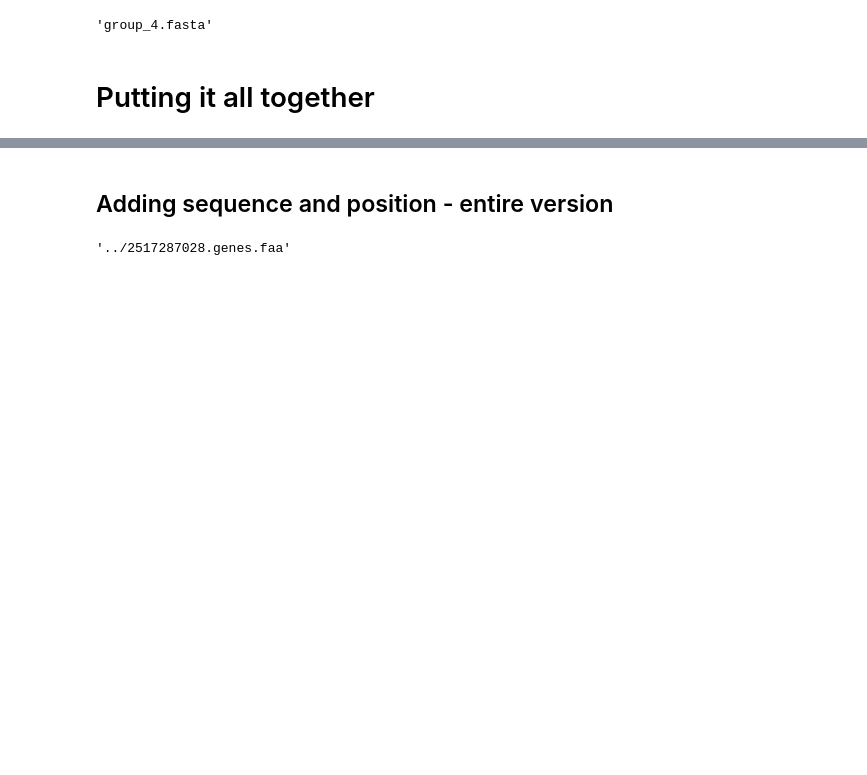
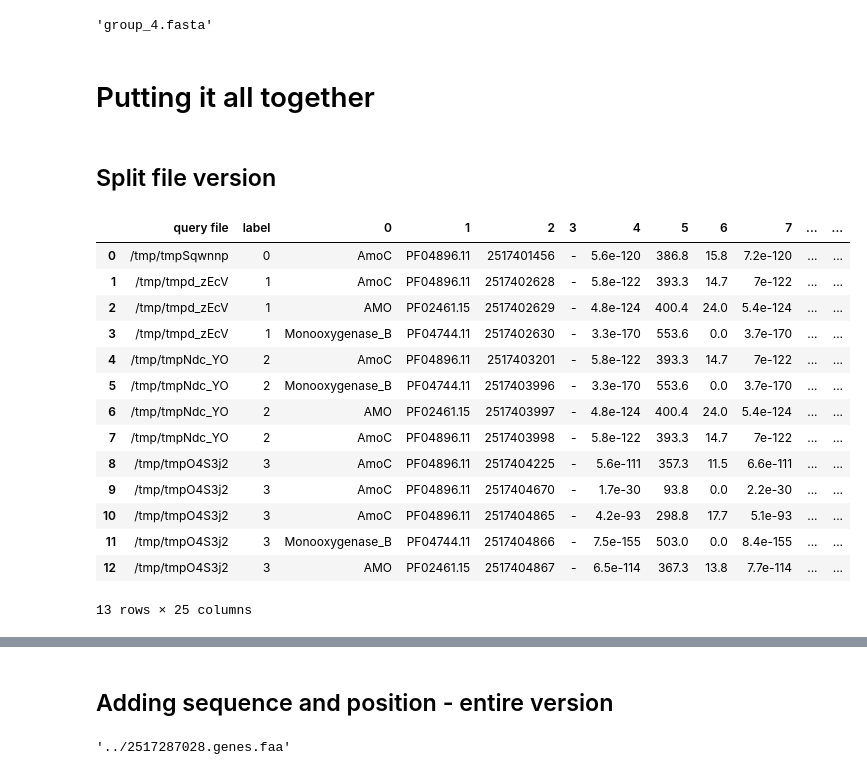
Before and after one commit to nyirock/operon_finder, a Jupyter notebook: gen_func_file_parsing/fasta_iterator.ipynb, the cells around one changed output, grey strips where cells are left out. Saved outputs shown, nothing was run; the diff lists cells and outputs as text; code cells hidden in the pictures; blank space fills up the shorter version.

Commit message:
working prototype for the parallel version

```diff
--- a/gen_func_file_parsing/fasta_iterator.ipynb
+++ b/gen_func_file_parsing/fasta_iterator.ipynb
@@ -886,3 +886,56 @@ files2['/tmp/tmp4h4Gou']
 'group_4.fasta'
 # %% [markdown]
 # Putting it all together
+# %% [markdown]
+## Split file version
+# %%
+def extractFeatures(ids):
+    features=[]
+    pos=0
+    for record in SeqIO.parse(filename,"fasta"):
+        pos+=1
+        if record.name in ids:
+            features.append({'qid':record.name, 'position':pos, 'descr':record.description, 'seq':str(record.seq)})
+    return pd.DataFrame(features)
+
+def is_operon(x):
+    return x['diff1'] or x['diff2']
+
+def rel_coordinates(x):
+    if ((x['diff1'] < max_distance) or (x['diff2']) <max_distance):
+        return min(x['diff1'],x['diff2'])
+    else:
+        return 0
+
+def operonCount(lst):
+    opCnt=0
+    state=False
+    for i in xrange(len(lst)):
+        if lst[i]:
+            newState=True
+            if (state==False) and (newState==True):
+                opCnt+=1
+            lst[i]=opCnt
+            state=newState
+        else:
+            state=False
+    return lst
+# %%
+df_scramb=df_scramb.merge(extractFeatures(names), left_on=2, right_on='qid', suffixes=('',''))
+df_scramb
+# %% [output]
+|  | query file | label | 0 | 1 | 2 | 3 | 4 | 5 | 6 | 7 | ... | ... |
+| 0 | /tmp/tmpSqwnnp | 0 | AmoC | PF04896.11 | 2517401456 | - | 5.6e-120 | 386.8 | 15.8 | 7.2e-120 | ... | ... |
+| 1 | /tmp/tmpd_zEcV | 1 | AmoC | PF04896.11 | 2517402628 | - | 5.8e-122 | 393.3 | 14.7 | 7e-122 | ... | ... |
+| 2 | /tmp/tmpd_zEcV | 1 | AMO | PF02461.15 | 2517402629 | - | 4.8e-124 | 400.4 | 24.0 | 5.4e-124 | ... | ... |
+| 3 | /tmp/tmpd_zEcV | 1 | Monooxygenase_B | PF04744.11 | 2517402630 | - | 3.3e-170 | 553.6 | 0.0 | 3.7e-170 | ... | ... |
+| 4 | /tmp/tmpNdc_YO | 2 | AmoC | PF04896.11 | 2517403201 | - | 5.8e-122 | 393.3 | 14.7 | 7e-122 | ... | ... |
+| 5 | /tmp/tmpNdc_YO | 2 | Monooxygenase_B | PF04744.11 | 2517403996 | - | 3.3e-170 | 553.6 | 0.0 | 3.7e-170 | ... | ... |
+| 6 | /tmp/tmpNdc_YO | 2 | AMO | PF02461.15 | 2517403997 | - | 4.8e-124 | 400.4 | 24.0 | 5.4e-124 | ... | ... |
+| 7 | /tmp/tmpNdc_YO | 2 | AmoC | PF04896.11 | 2517403998 | - | 5.8e-122 | 393.3 | 14.7 | 7e-122 | ... | ... |
+| 8 | /tmp/tmpO4S3j2 | 3 | AmoC | PF04896.11 | 2517404225 | - | 5.6e-111 | 357.3 | 11.5 | 6.6e-111 | ... | ... |
+| 9 | /tmp/tmpO4S3j2 | 3 | AmoC | PF04896.11 | 2517404670 | - | 1.7e-30 | 93.8 | 0.0 | 2.2e-30 | ... | ... |
+| 10 | /tmp/tmpO4S3j2 | 3 | AmoC | PF04896.11 | 2517404865 | - | 4.2e-93 | 298.8 | 17.7 | 5.1e-93 | ... | ... |
+| 11 | /tmp/tmpO4S3j2 | 3 | Monooxygenase_B | PF04744.11 | 2517404866 | - | 7.5e-155 | 503.0 | 0.0 | 8.4e-155 | ... | ... |
+| 12 | /tmp/tmpO4S3j2 | 3 | AMO | PF02461.15 | 2517404867 | - | 6.5e-114 | 367.3 | 13.8 | 7.7e-114 | ... | ... |
+13 rows × 25 columns
```
Also changed, not shown: parts of 10 cells of this notebook.
